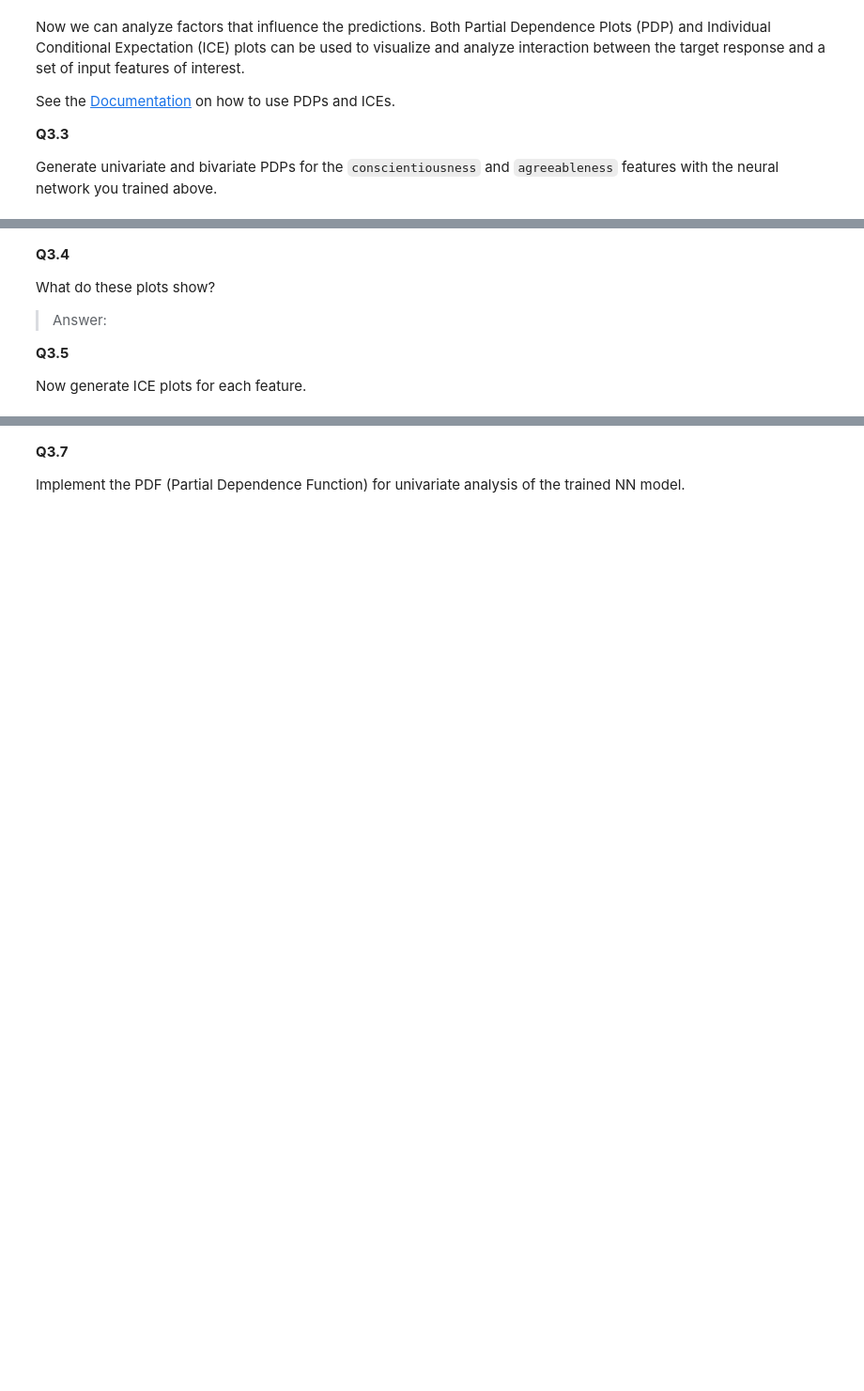
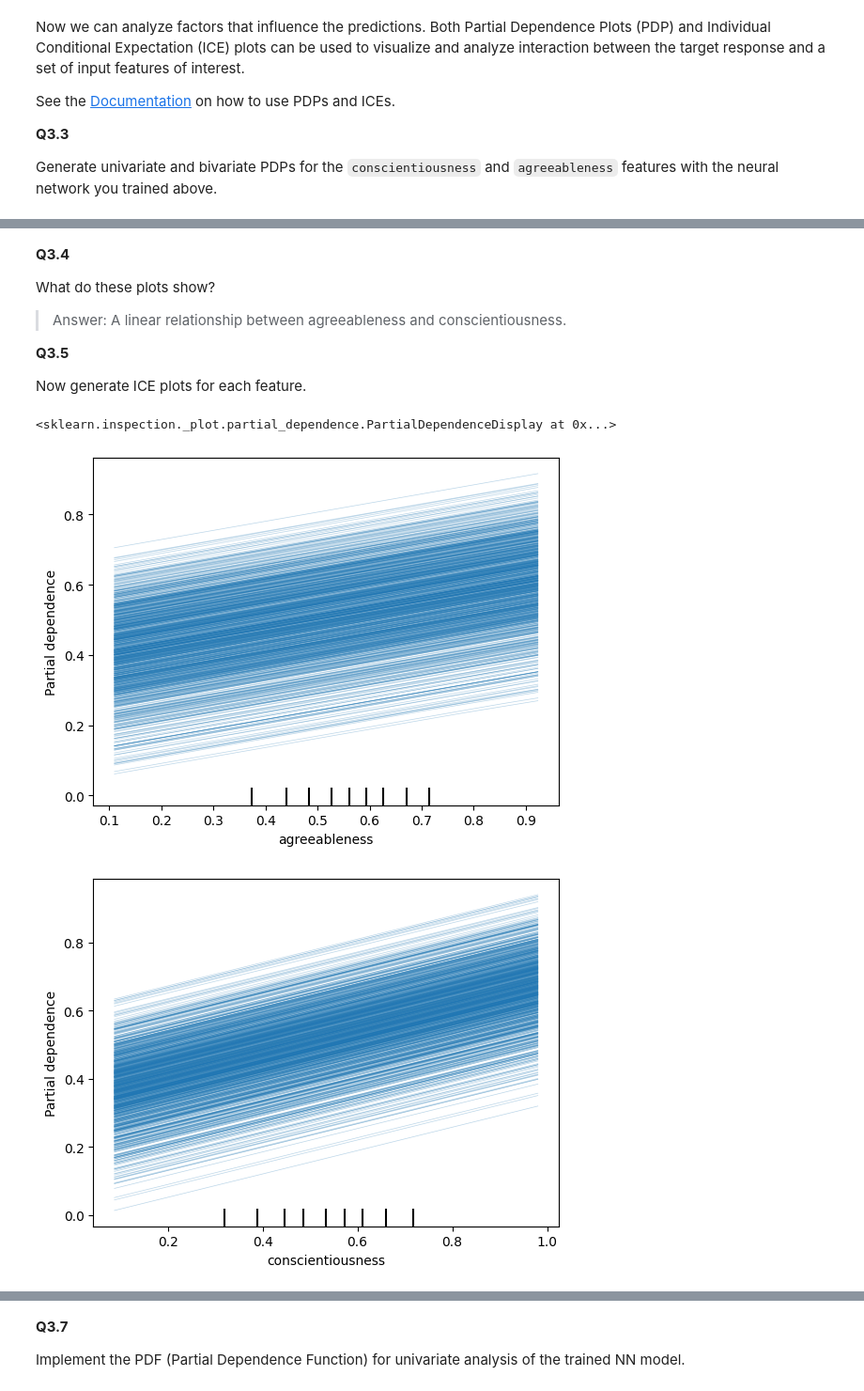
Before and after one commit to eliashendriks/HCML_Project_2, a Jupyter notebook: INFOMHCML_programming_assignment_explainability_2025_student.ipynb, the cells around one changed output, grey strips where cells are left out. Shown at 94% size. Drawn from its saved outputs; the diff is of its cells as text; code cells hidden in the pictures; blank space fills up the shorter version.

```diff
--- a/INFOMHCML_programming_assignment_explainability_2025_student.ipynb
+++ b/INFOMHCML_programming_assignment_explainability_2025_student.ipynb
@@ -306,7 +358,7 @@ from sklearn.inspection import PartialDependenceDisplay
 
 What do these plots show?
 
-> Answer:
+> Answer: A linear relationship between agreeableness and conscientiousness.
 
 **Q3.5**
 
@@ -316,3 +366,17 @@ Now generate ICE plots for each feature.
+# %%
+# ICEs
+from sklearn.datasets import make_hastie_10_2
+from sklearn.ensemble import GradientBoostingClassifier
+from sklearn.inspection import PartialDependenceDisplay
+
+PartialDependenceDisplay.from_estimator(NN_One_Layer, test_features, [2],
+    kind='individual')
+PartialDependenceDisplay.from_estimator(NN_One_Layer, test_features, [3],
+    kind='individual')
+# %% [output]
+<sklearn.inspection._plot.partial_dependence.PartialDependenceDisplay at 0x...>
+[figure, added]
+[figure, added]
 # %% [markdown]
 **Q3.6**
 
```
Also changed, not shown: parts of 20 cells of this notebook.
